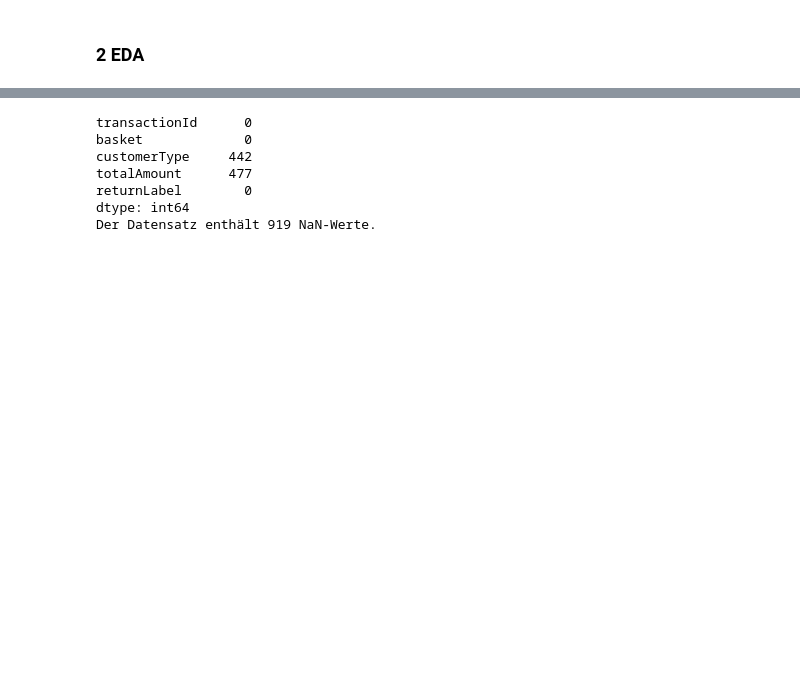
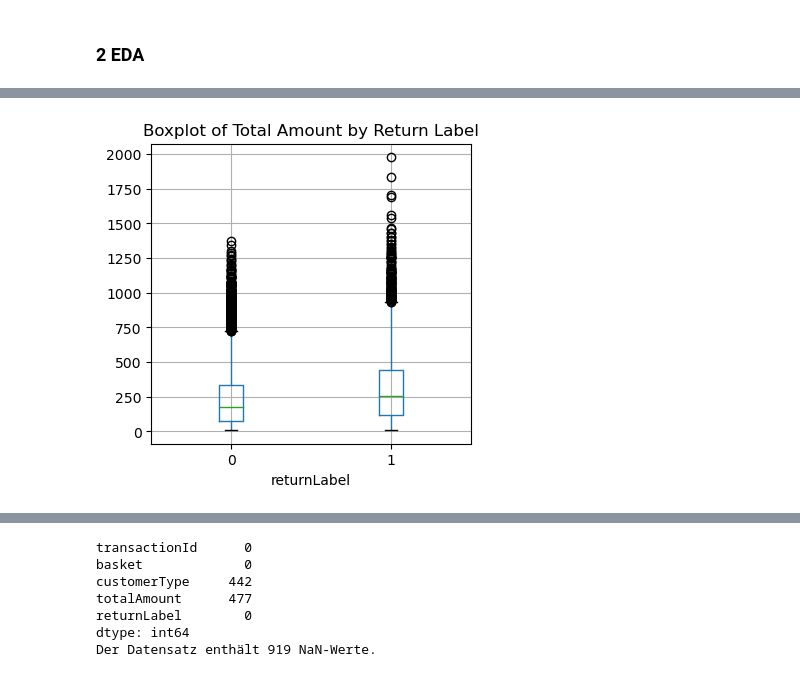
Before and after one commit to jkobh/ML-Projekt, a Jupyter notebook: ML-Modell.ipynb, the cells around one changed output, grey strips where cells are left out. Cells and saved outputs as stored; diff of their text form; code cells hidden in the pictures; blank space fills up the shorter version.

```diff
--- a/ML-Modell.ipynb
+++ b/ML-Modell.ipynb
@@ -20,0 +42,7 @@ print(df_raw_transaction_data.head())
+# %%
+df_raw_transaction_data.boxplot(column='totalAmount', by='returnLabel', figsize=(4, 4))
+plt.title('Boxplot of Total Amount by Return Label')
+plt.suptitle('')
+plt.show()
+# %% [output]
+[figure, added]
```
Also changed, not shown: parts of 21 cells of this notebook.
